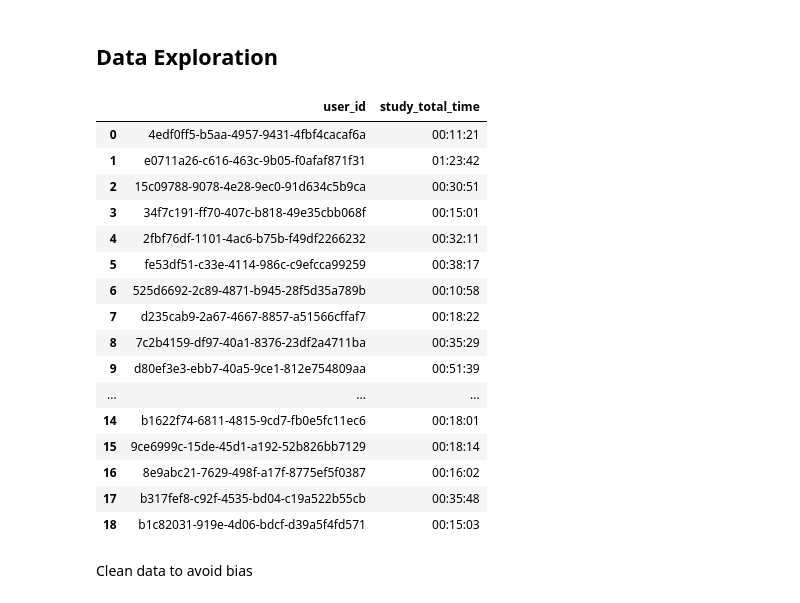
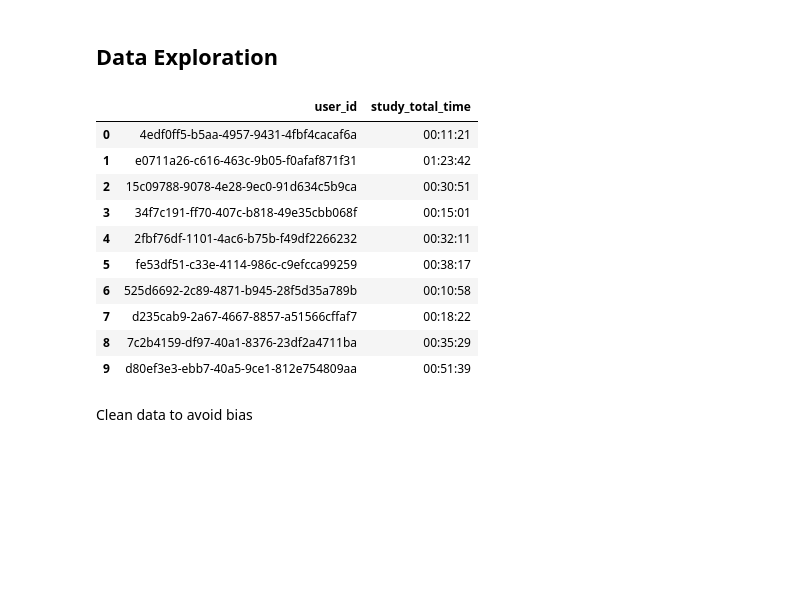
Before and after one commit to nguyetha79/FIRSURVEY-Data-Analysis, a Jupyter notebook: results.ipynb, the cells around one changed output. Cells and saved outputs as stored; diff of their text form; code cells hidden in the pictures; blank space fills up the shorter version.

```diff
--- a/results.ipynb
+++ b/results.ipynb
@@ -107,25 +107,19 @@ tasks_df = json_to_dataframe("tasks")
 # %%
 users_df['study_total_time'] = users_df.apply(lambda row: cal_total_time(row['study_start_time'], row['study_end_time']), axis=1)
 users_df = users_df[['user_id', 'study_total_time']]
-users_df
+users_df.head(10)
 # %% [output]
 |  | user_id | study_total_time |
 | 0 | 4edf0ff5-b5aa-4957-9431-4fbf4cacaf6a | 00:11:21 |
 | 1 | e0711a26-c616-463c-9b05-f0afaf871f31 | 01:23:42 |
 | 2 | 15c09788-9078-4e28-9ec0-91d634c5b9ca | 00:30:51 |
 | 3 | 34f7c191-ff70-407c-b818-49e35cbb068f | 00:15:01 |
 | 4 | 2fbf76df-1101-4ac6-b75b-f49df2266232 | 00:32:11 |
 | 5 | fe53df51-c33e-4114-986c-c9efcca99259 | 00:38:17 |
 | 6 | 525d6692-2c89-4871-b945-28f5d35a789b | 00:10:58 |
 | 7 | d235cab9-2a67-4667-8857-a51566cffaf7 | 00:18:22 |
 | 8 | 7c2b4159-df97-40a1-8376-23df2a4711ba | 00:35:29 |
 | 9 | d80ef3e3-ebb7-40a5-9ce1-812e754809aa | 00:51:39 |
-| ... | ... | ... |
-| 14 | b1622f74-6811-4815-9cd7-fb0e5fc11ec6 | 00:18:01 |
-| 15 | 9ce6999c-15de-45d1-a192-52b826bb7129 | 00:18:14 |
-| 16 | 8e9abc21-7629-498f-a17f-8775ef5f0387 | 00:16:02 |
-| 17 | b317fef8-c92f-4535-bd04-c19a522b55cb | 00:35:48 |
-| 18 | b1c82031-919e-4d06-bdcf-d39a5f4fd571 | 00:15:03 |
 # %% [markdown]
 Clean data to avoid bias
 # %%
```
Also changed, not shown: parts of 12 cells of this notebook, 2 other files.
